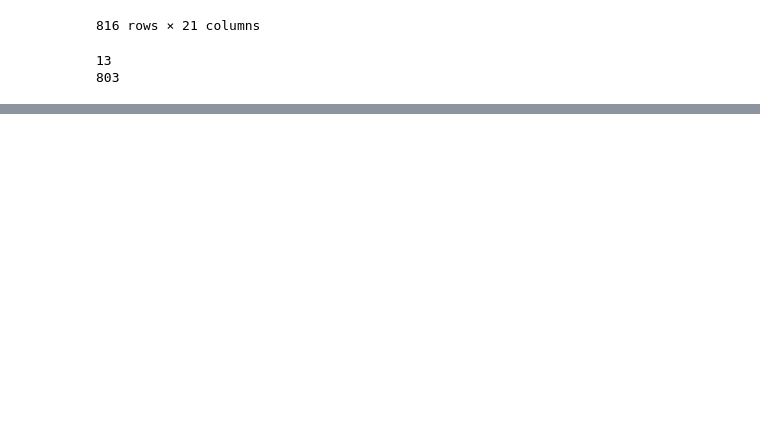
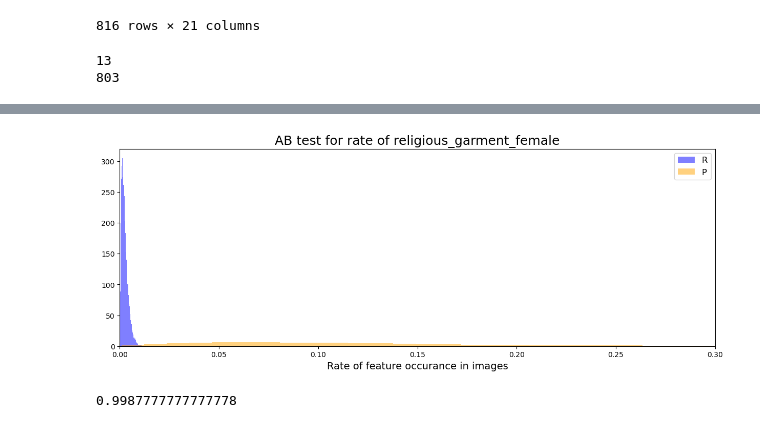
Before and after one commit to Polichinel/jeppes_images_test, a Jupyter notebook: visualize_AB.ipynb, the cells around one changed output, grey strips where cells are left out. Saved outputs shown, nothing was run; the diff lists cells and outputs as text; code cells hidden in the pictures; blank space fills up the shorter version.

```diff
--- a/visualize_AB.ipynb
+++ b/visualize_AB.ipynb
@@ -174,0 +178,23 @@ Name: religious_garment_female, Length: 803, dtype: uint8
+# %%
+plt.figure(figsize = [15,5])
+
+plt.hist(burned_trace_A["p_A"], bins=50, histtype='stepfilled', density=True, color='blue', alpha = 0.5, label= 'R')
+plt.hist(burned_trace_B["p_B"], bins=50, histtype='stepfilled', density=True, color='orange', alpha = 0.5, label= 'P')
+
+plt.ylim(0,320)
+plt.xlim(0,0.3)
+
+plt.title("AB test for rate of religious_garment_female", fontsize = 18)
+plt.xlabel('Rate of feature occurance in images', fontsize = 14)
+
+plt.legend(fontsize = 12)
+
+plt.savefig(f'AB_test_rgf.pdf', bbox_inches="tight")
+
+plt.show()
+# %% [output]
+[figure, added]
+# %%
+(burned_trace_A["p_A"] < burned_trace_B["p_B"]).sum() / burned_trace_B["p_B"].shape[0]
+# %% [output]
+0.9987777777777778
```
Also changed, not shown: parts of 5 cells of this notebook.
